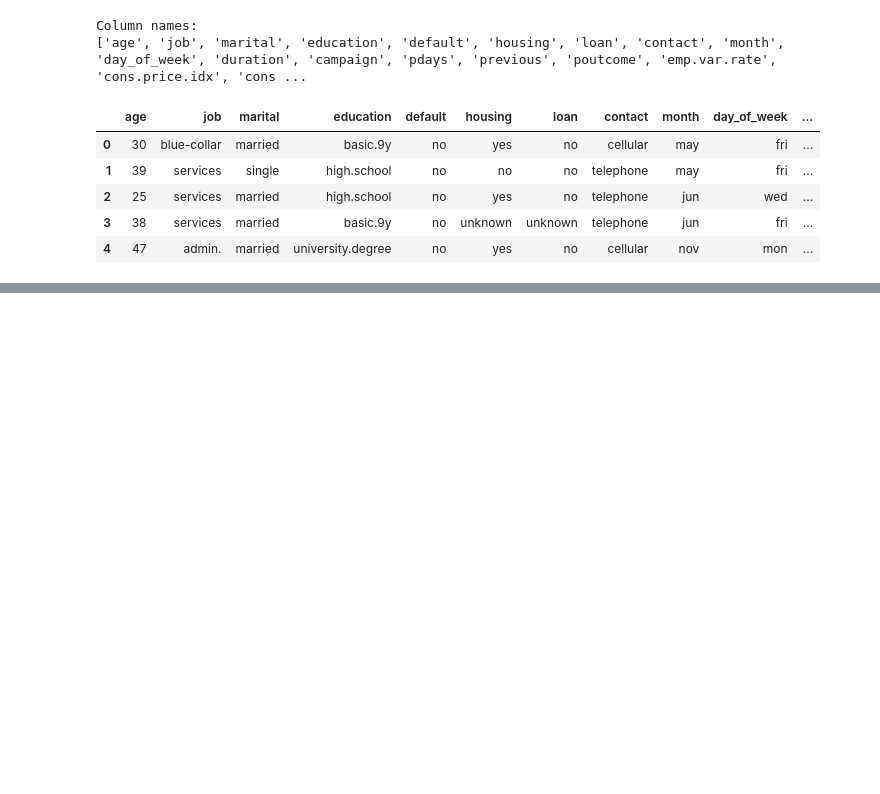
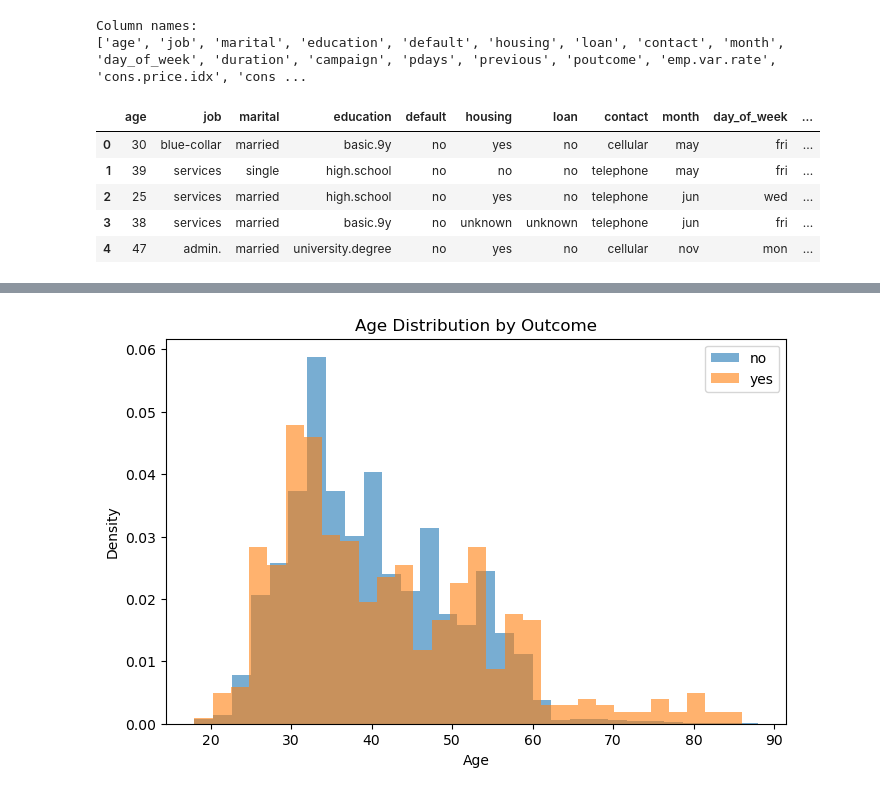
Before and after one commit to nicolas-gls/ML-fundamentals-2026, a Jupyter notebook: assignment_1_<nicolas_grass>.ipynb, the cells around one changed output, grey strips where cells are left out. Drawn from its saved outputs; the diff is of its cells as text; code cells hidden in the pictures; blank space fills up the shorter version.

```diff
--- a/assignment_1_<nicolas_grass>.ipynb
+++ b/assignment_1_<nicolas_grass>.ipynb
@@ -32,0 +195,18 @@ Another variable that could appear to be a target is "poutcome", the outcome of
+# %%
+#Histogram comparing age distribution for customers who subscribed vs. those who did not
+#Age can influence subscription likelihood, with certain age groups potentially more inclined to subscribe.
+plt.figure(figsize=(8,5))
+
+plt.hist(df[df["y"] == "no"]["age"],
+         bins=30, alpha=0.6, label="no", density=True)
+
+plt.hist(df[df["y"] == "yes"]["age"],
+         bins=30, alpha=0.6, label="yes", density=True)
+
+plt.title("Age Distribution by Outcome")
+plt.xlabel("Age")
+plt.ylabel("Density")
+plt.legend()
+plt.show()
+# %% [output]
+[figure, added]
```
Also changed, not shown: parts of 29 cells of this notebook.
